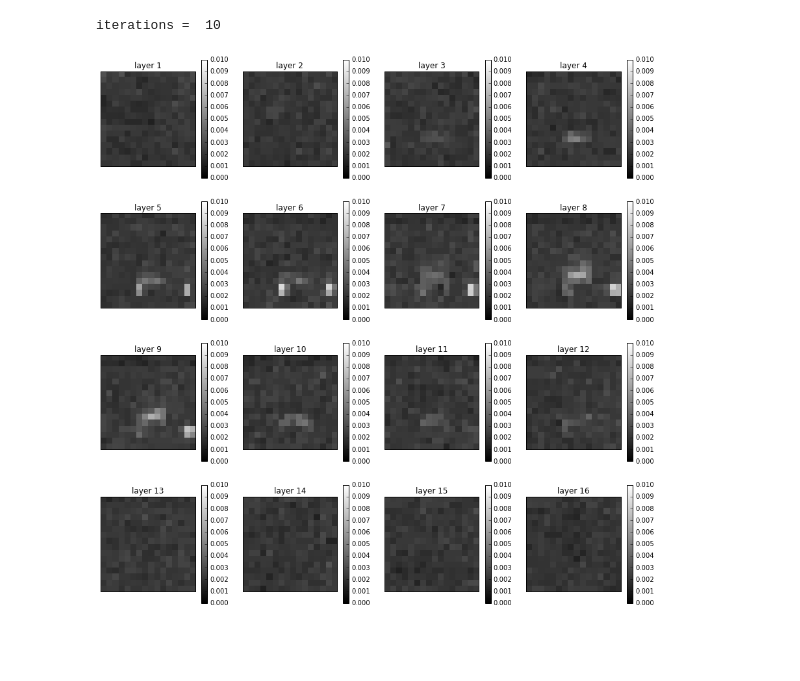
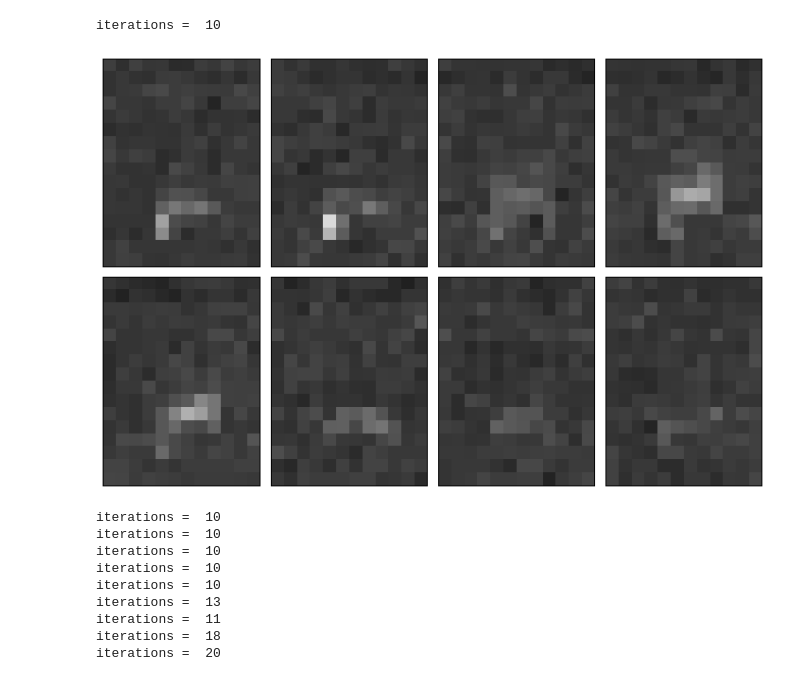
Before and after one commit to maidens/Constrained-Kinetics, a Jupyter notebook: prostate_EPI/prostate_EPI.ipynb, the cells around one changed output. Cells and saved outputs as stored; diff of their text form; code cells hidden in the pictures; blank space fills up the shorter version.

Commit message:
Make parameter map plots more compact, and include qualitative comparison of lambda1 and lambda2 values on clinical data

```diff
--- a/prostate_EPI/prostate_EPI.ipynb
+++ b/prostate_EPI/prostate_EPI.ipynb
@@ -453,19 +453,40 @@ iterations =  10
 # %%
 # plot slices of 3D parameter map
 
-plt.figure(figsize = (15,15))
-for i in range(Nz):
+plt.figure(figsize = (10,13))
+for i in range(4, 12):
     plt.subplot(4, 4, i+1)
-    plt.imshow(kPL_map[:, :, i], cmap="gray", vmin=-0.000, vmax=0.010, interpolation="nearest")
+    plt.imshow(kPL_map[:, 2:14, i], cmap="gray", vmin=-0.000, vmax=0.010, interpolation="nearest")
     # plt.imshow(kPL_map[:, :, i], cmap="gray", vmin=-0.0001, vmax=0.005, interpolation="nearest")
     plt.xticks([])
     plt.yticks([])
-    plt.colorbar()
-    plt.title("layer " + str(i+1))
-plt.savefig('pc_data_3D_kPL_map_optimal_regularization.png', bbox_inches='tight')
+    # plt.colorbar()
+    # plt.title("layer " + str(i+1))
+plt.tight_layout()
+plt.savefig('pc_epi.png', bbox_inches='tight')
 plt.show()
 # %% [output]
-[figure, old version]
+[figure, new version]
 # %%
 # save computed parameter map in matlab format
 scipy.io.savemat('kPL_map_' + filename + '.mat', {"kPL_map": kPL_map})
+# %%
+# generate qualitative comparison of images as a function of lambda_1 and lambda_2
+
+lambda1s = [2e03, 2e05, 2e07]
+lambda2s = [2e08, 1e09, 5e09]
+kPL_maps = numpy.zeros((len(lambda1s),) + (len(lambda1s),) + kPL_map.shape)
+
+for j, lambda1 in enumerate(lambda1s):
+    for k, lambda2 in enumerate(lambda2s):
+        kPL_maps[j, k, :, :, :] = ADMM_parallel_3D(data, lambda1, lambda2, 1e09, 0.0, 0.0, 0.0, "assumption-less")
+# %% [output]
+iterations =  10
+iterations =  10
+iterations =  10
+iterations =  10
+iterations =  10
+iterations =  13
+iterations =  11
+iterations =  18
+iterations =  20
```
Also changed, not shown: parts of 1 cell of this notebook, 2 other files.
